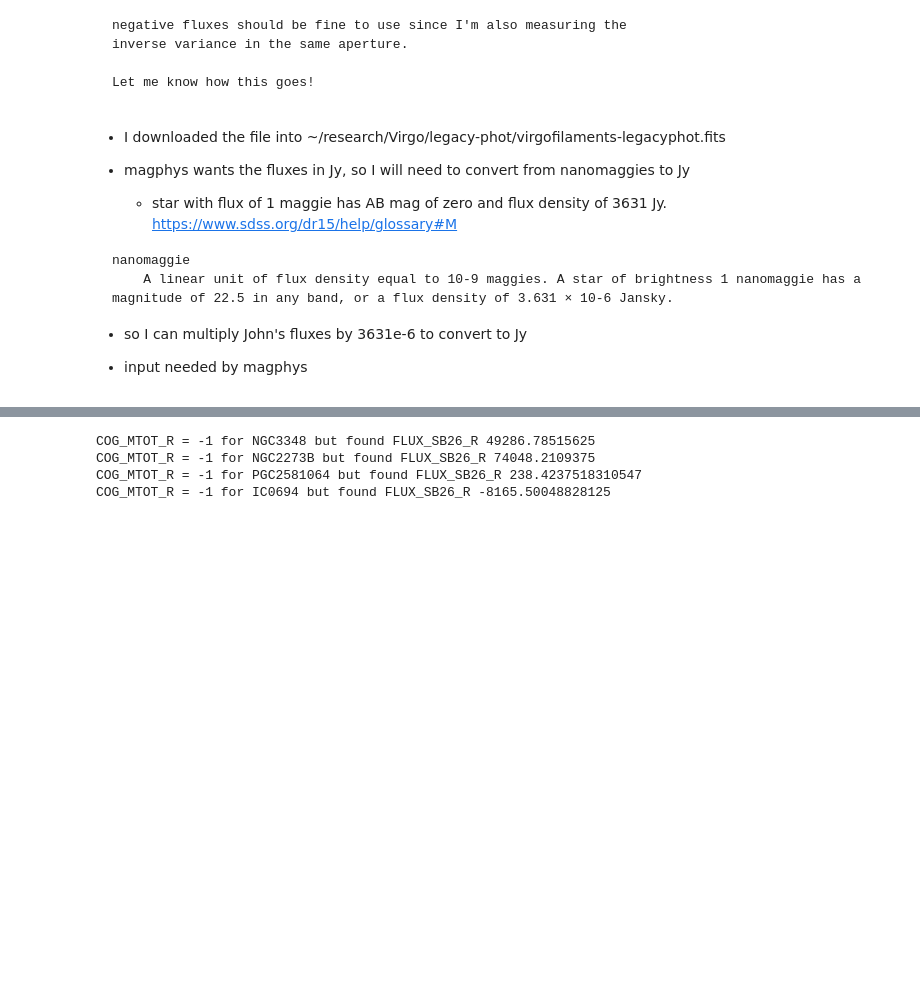
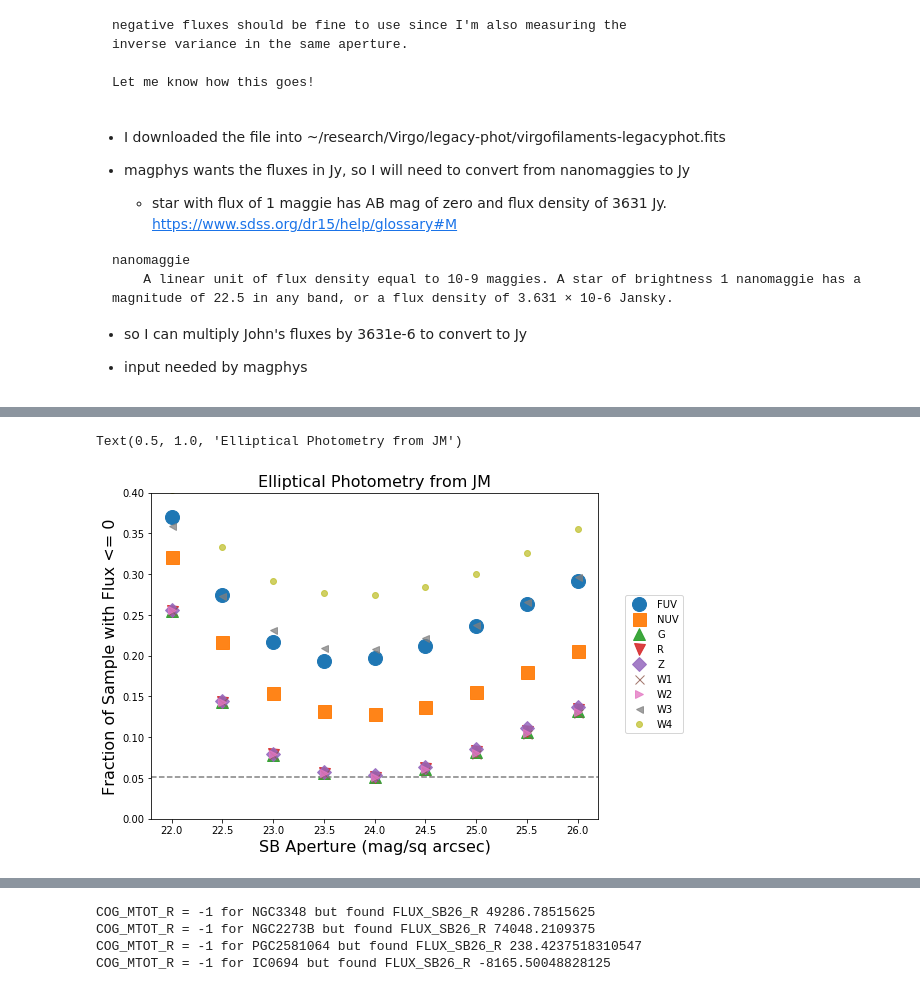
Before and after one commit to rfinn/virgoseds, a Jupyter notebook: notebooks/creating-magphys-input-files.ipynb, the cells around one changed output, grey strips where cells are left out. Saved outputs shown, nothing was run; the diff lists cells and outputs as text; code cells hidden in the pictures; blank space fills up the shorter version.

```diff
--- a/notebooks/creating-magphys-input-files.ipynb
+++ b/notebooks/creating-magphys-input-files.ipynb
@@ -62,0 +294,33 @@ parent_phot = Table.read(photfile,3)
+# %%
+ntot = len(ephot)
+plt.figure(figsize=(8,6))
+markers = ['o','s','^', 'v','D','x','>','<','o']
+sizes = np.arange(14,4,-1)
+alphas = np.linspace(1,.7,9)
+for i,filt in enumerate(filters):
+    frac_zero=[]
+    #plt.subplot(3,3,i+1)
+    for a in aps:
+        if a%1 == 0:
+            y = 'FLUX_SB{:d}_{}'.format(int(a),filt)
+        else:
+            y = f'FLUX_SB{a}_{filt}'
+        #print(y)
+        frac_zero.append(np.sum(ephot[y] <= 0)/ntot)
+    #if i%3 != 0:
+    #    plt.yticks([],[])
+    #if i < 6:
+    #    plt.xticks([],[])
+    if i ==3:
+        plt.axhline(frac_zero[4],ls='--',c='0.5')
+    plt.plot(aps,frac_zero,'bo',label=filt,c=mycolors[i],marker=markers[i],markersize=sizes[i],alpha=alphas[i])
+
+plt.ylim(0,.40)
+
+plt.legend(bbox_to_anchor = (1.05, 0.7))
+plt.xlabel('SB Aperture (mag/sq arcsec)',fontsize=16)
+plt.ylabel('Fraction of Sample with Flux <= 0',fontsize=16)
+plt.title('Elliptical Photometry from JM',fontsize=16)
+# %% [output]
+Text(0.5, 1.0, 'Elliptical Photometry from JM')
+[figure, added]
```
Also changed, not shown: parts of 21 cells of this notebook, 1 other file.
